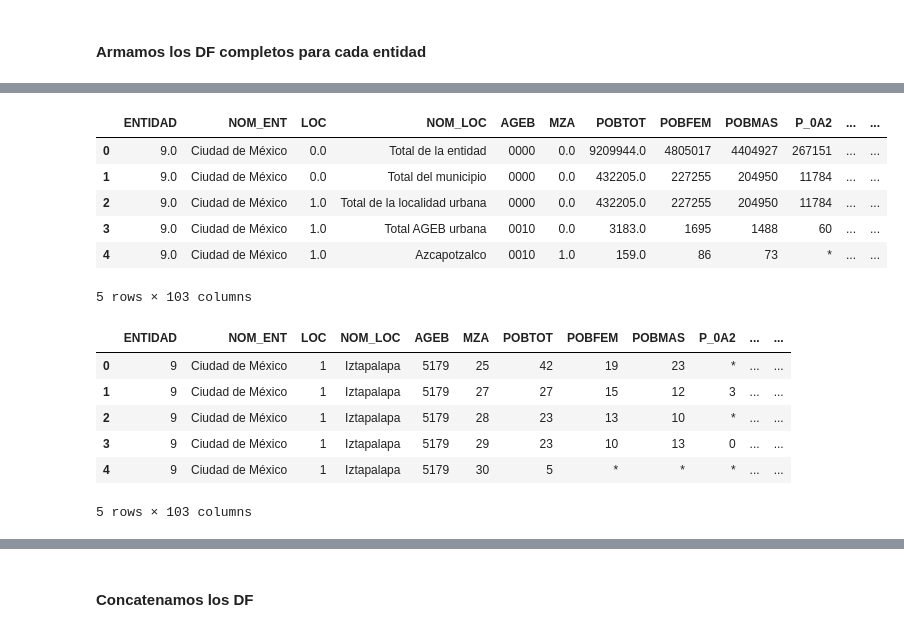
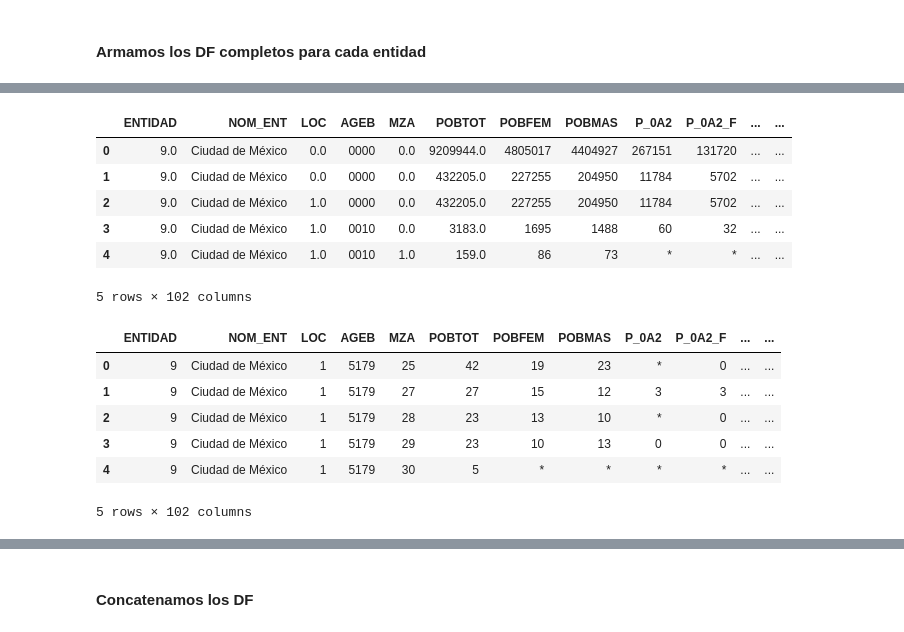
Before and after one commit to LH-1169213/IslasDeCalor, a Jupyter notebook: EDA_SCITEL_INEGI_Avance_3.ipynb, the cells around one changed output, grey strips where cells are left out. Cells and saved outputs as stored; diff of their text form; code cells hidden in the pictures.

```diff
--- a/EDA_SCITEL_INEGI_Avance_3.ipynb
+++ b/EDA_SCITEL_INEGI_Avance_3.ipynb
@@ -838,34 +840,34 @@ df_hidalgo.head()
 # %%
 # Leemos los datos por Estado
 # CDMX 1
 df_cdmx1 = pd.read_csv("https://raw.githubusercontent.com/LH-1169213/IslasDeCalor/refs/heads/main/CDMX.csv",
-                usecols=['NOM_LOC','NOM_ENT','ENTIDAD',  'LOC', 'AGEB', 'MZA', 'POBTOT', 'POBFEM', 'POBMAS',
+                usecols=['NOM_ENT','ENTIDAD',  'LOC', 'AGEB', 'MZA', 'POBTOT', 'POBFEM', 'POBMAS',
            'P_60YMAS', 'P_60YMAS_F', 'P_60YMAS_M', 'POB65_MAS', 'P3HLINHE', 'P3HLINHE_F', 'P3HLINHE_M', 'PHOG_IND',
            'PCON_DISC', 'PCDISC_MOT', 'PCDISC_VIS', 'PCDISC_LENG', 'PCDISC_AUD', 'PCDISC_MOT2', 'PCDISC_MEN',
            'PCON_LIMI', 'PCLIM_CSB', 'PCLIM_VIS', 'PCLIM_HACO', 'PCLIM_OAUD', 'PCLIM_MOT2', 'PCLIM_RE_CO',
           'PCLIM_PMEN', 'PSIND_LIM', 'P15YM_AN', 'P15YM_AN_F', 'P15YM_AN_M', 'P15YM_SE', 'P15YM_SE_F', 'P15YM_SE_M',
             'GRAPROES', 'GRAPROES_F', 'GRAPROES_M', 'PEA', 'PEA_F', 'PEA_M', 'PSINDER', 'PDER_SS', 'PDER_IMSS',
            'PDER_ISTE', 'PDER_ISTEE', 'PAFIL_PDOM', 'PDER_SEGP', 'PDER_IMSSB', 'PAFIL_IPRIV', 'PAFIL_OTRAI',
            'TOTHOG', 'POBHOG', 'VIVTOT', 'TVIVHAB', 'TVIVPAR', 'VIVPAR_HAB', 'TVIVPARHAB', 'VIVPAR_DES', 'OCUPVIVPAR',
            'PROM_OCUP', 'VPH_PISODT', 'VPH_PISOTI', 'VPH_C_ELEC', 'VPH_S_ELEC', 'VPH_AGUADV', 'VPH_AEASP',
           'VPH_AGUAFV', 'VPH_TINACO', 'VPH_CISTER', 'VPH_EXCSA', 'VPH_LETR', 'VPH_DRENAJ', 'VPH_NODREN',
           'VPH_C_SERV', 'VPH_NDEAED', 'VPH_DSADMA', 'VPH_NDACMM', 'VPH_SNBIEN', 'VPH_REFRI', 'VPH_AUTOM',
            'VPH_MOTO', 'VPH_BICI', 'VPH_RADIO', 'VPH_TV', 'VPH_PC', 'VPH_TELEF', 'VPH_CEL', 'VPH_INTER',
           'VPH_SINRTV', 'VPH_SINLTC', 'VPH_SINCINT', 'VPH_SINTIC','P_0A2', 'P_0A2_F', 'P_0A2_M', 'P_3A5', 'P_3A5_F', 'P_3A5_M'])
 df_cdmx1.head()
 # %% [output]
-|  | ENTIDAD | NOM_ENT | LOC | NOM_LOC | AGEB | MZA | POBTOT | POBFEM | POBMAS | P_0A2 | ... | ... |
-| 0 | 9.0 | Ciudad de México | 0.0 | Total de la entidad | 0000 | 0.0 | 9209944.0 | 4805017 | 4404927 | 267151 | ... | ... |
-| 1 | 9.0 | Ciudad de México | 0.0 | Total del municipio | 0000 | 0.0 | 432205.0 | 227255 | 204950 | 11784 | ... | ... |
-| 2 | 9.0 | Ciudad de México | 1.0 | Total de la localidad urbana | 0000 | 0.0 | 432205.0 | 227255 | 204950 | 11784 | ... | ... |
-| 3 | 9.0 | Ciudad de México | 1.0 | Total AGEB urbana | 0010 | 0.0 | 3183.0 | 1695 | 1488 | 60 | ... | ... |
-| 4 | 9.0 | Ciudad de México | 1.0 | Azcapotzalco | 0010 | 1.0 | 159.0 | 86 | 73 | * | ... | ... |
+|  | ENTIDAD | NOM_ENT | LOC | AGEB | MZA | POBTOT | POBFEM | POBMAS | P_0A2 | P_0A2_F | ... | ... |
+| 0 | 9.0 | Ciudad de México | 0.0 | 0000 | 0.0 | 9209944.0 | 4805017 | 4404927 | 267151 | 131720 | ... | ... |
+| 1 | 9.0 | Ciudad de México | 0.0 | 0000 | 0.0 | 432205.0 | 227255 | 204950 | 11784 | 5702 | ... | ... |
+| 2 | 9.0 | Ciudad de México | 1.0 | 0000 | 0.0 | 432205.0 | 227255 | 204950 | 11784 | 5702 | ... | ... |
+| 3 | 9.0 | Ciudad de México | 1.0 | 0010 | 0.0 | 3183.0 | 1695 | 1488 | 60 | 32 | ... | ... |
+| 4 | 9.0 | Ciudad de México | 1.0 | 0010 | 1.0 | 159.0 | 86 | 73 | * | * | ... | ... |
-5 rows × 103 columns
+5 rows × 102 columns
 # %%
 # Leemos los datos por Estado
 # CDMX 2
 df_cdmx2 = pd.read_csv("https://raw.githubusercontent.com/LH-1169213/IslasDeCalor/refs/heads/main/CDMX2.csv",
-                usecols=['NOM_LOC','NOM_ENT','ENTIDAD',  'LOC', 'AGEB', 'MZA', 'POBTOT', 'POBFEM', 'POBMAS',
+                usecols=['NOM_ENT','ENTIDAD',  'LOC', 'AGEB', 'MZA', 'POBTOT', 'POBFEM', 'POBMAS',
            'P_60YMAS', 'P_60YMAS_F', 'P_60YMAS_M', 'POB65_MAS', 'P3HLINHE', 'P3HLINHE_F', 'P3HLINHE_M', 'PHOG_IND',
            'PCON_DISC', 'PCDISC_MOT', 'PCDISC_VIS', 'PCDISC_LENG', 'PCDISC_AUD', 'PCDISC_MOT2', 'PCDISC_MEN',
            'PCON_LIMI', 'PCLIM_CSB', 'PCLIM_VIS', 'PCLIM_HACO', 'PCLIM_OAUD', 'PCLIM_MOT2', 'PCLIM_RE_CO',
@@ -880,13 +882,13 @@ df_cdmx2 = pd.read_csv("https://raw.githubusercontent.com/LH-1169213/IslasDeCalo
           'VPH_SINRTV', 'VPH_SINLTC', 'VPH_SINCINT', 'VPH_SINTIC', 'P_0A2', 'P_0A2_F', 'P_0A2_M', 'P_3A5', 'P_3A5_F', 'P_3A5_M'])
 df_cdmx2.head()
 # %% [output]
-|  | ENTIDAD | NOM_ENT | LOC | NOM_LOC | AGEB | MZA | POBTOT | POBFEM | POBMAS | P_0A2 | ... | ... |
-| 0 | 9 | Ciudad de México | 1 | Iztapalapa | 5179 | 25 | 42 | 19 | 23 | * | ... | ... |
-| 1 | 9 | Ciudad de México | 1 | Iztapalapa | 5179 | 27 | 27 | 15 | 12 | 3 | ... | ... |
-| 2 | 9 | Ciudad de México | 1 | Iztapalapa | 5179 | 28 | 23 | 13 | 10 | * | ... | ... |
-| 3 | 9 | Ciudad de México | 1 | Iztapalapa | 5179 | 29 | 23 | 10 | 13 | 0 | ... | ... |
-| 4 | 9 | Ciudad de México | 1 | Iztapalapa | 5179 | 30 | 5 | * | * | * | ... | ... |
+|  | ENTIDAD | NOM_ENT | LOC | AGEB | MZA | POBTOT | POBFEM | POBMAS | P_0A2 | P_0A2_F | ... | ... |
+| 0 | 9 | Ciudad de México | 1 | 5179 | 25 | 42 | 19 | 23 | * | 0 | ... | ... |
+| 1 | 9 | Ciudad de México | 1 | 5179 | 27 | 27 | 15 | 12 | 3 | 3 | ... | ... |
+| 2 | 9 | Ciudad de México | 1 | 5179 | 28 | 23 | 13 | 10 | * | 0 | ... | ... |
+| 3 | 9 | Ciudad de México | 1 | 5179 | 29 | 23 | 10 | 13 | 0 | 0 | ... | ... |
+| 4 | 9 | Ciudad de México | 1 | 5179 | 30 | 5 | * | * | * | * | ... | ... |
-5 rows × 103 columns
+5 rows × 102 columns
 # %%
 # Leemos los datos por Estado
 # EdoMex 1
```
Also changed, not shown: parts of 63 cells of this notebook.
